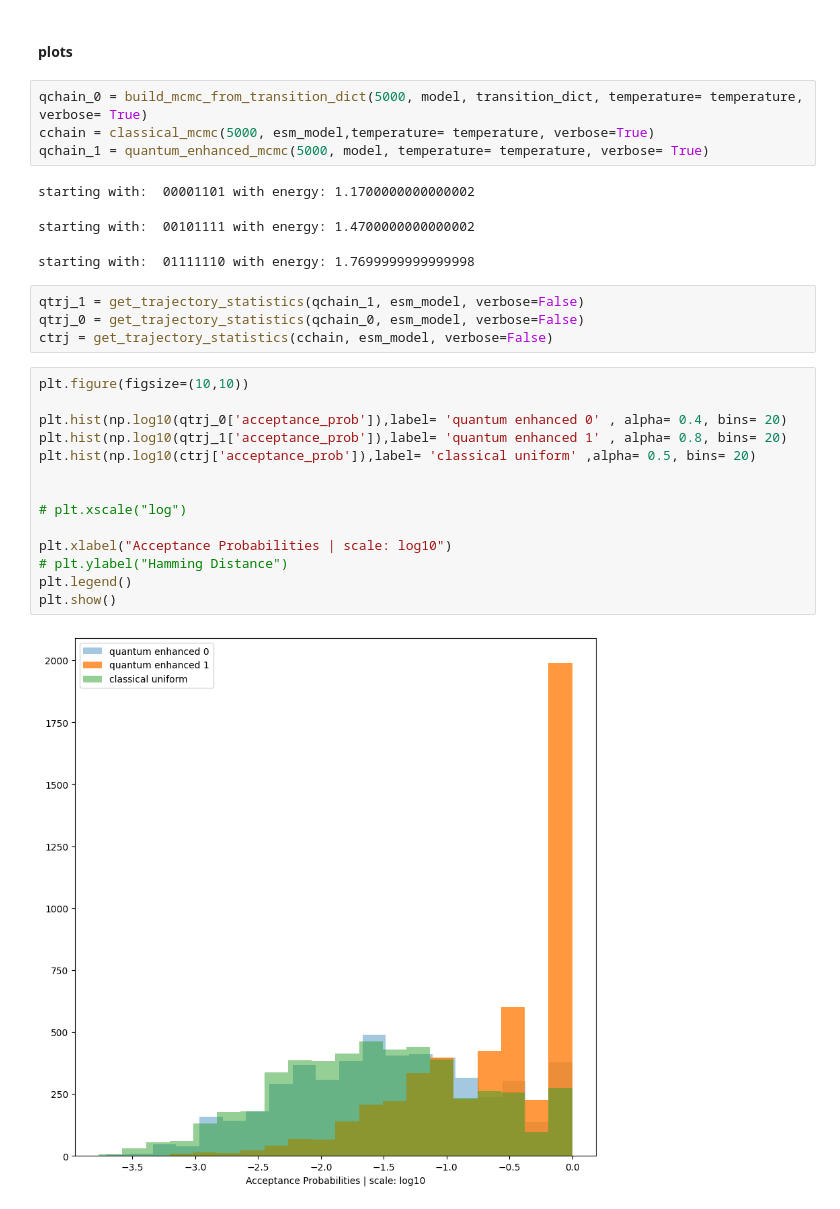
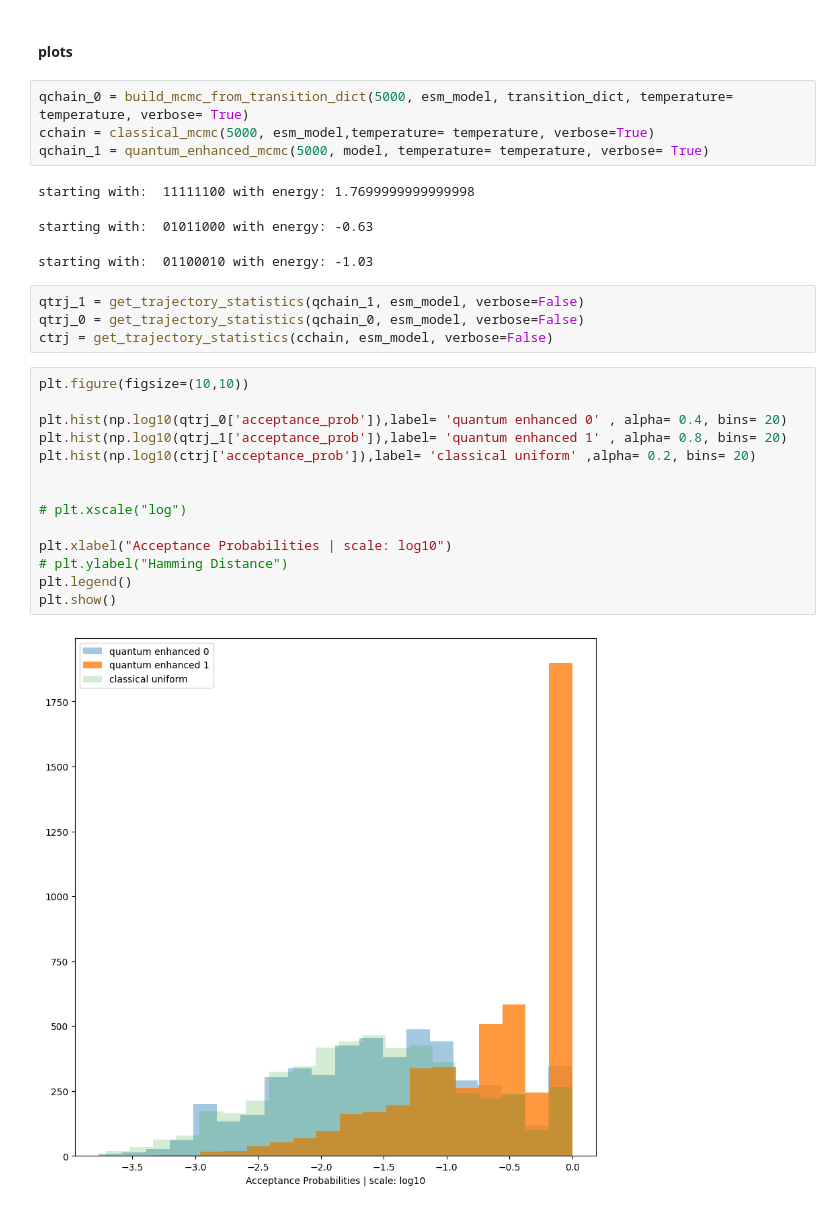
Before and after one commit to pafloxy/qhack-project-raflaneq, a Jupyter notebook: data-collecting-notebook _s.ipynb, the cells around one changed output. Cells and saved outputs as stored; diff of their text form.

Commit message:
add new plots

```diff
--- a/data-collecting-notebook _s.ipynb
+++ b/data-collecting-notebook _s.ipynb
@@ -283,13 +283,13 @@ sns.heatmap(mx)
 # %% [markdown]
 #### plots
 # %%
-qchain_0 = build_mcmc_from_transition_dict(5000, model, transition_dict, temperature= temperature, verbose= True)
+qchain_0 = build_mcmc_from_transition_dict(5000, esm_model, transition_dict, temperature= temperature, verbose= True)
 cchain = classical_mcmc(5000, esm_model,temperature= temperature, verbose=True)
 qchain_1 = quantum_enhanced_mcmc(5000, model, temperature= temperature, verbose= True)
 # %% [output]
-starting with:  00001101 with energy: 1.1700000000000002
+starting with:  11111100 with energy: 1.7699999999999998
-starting with:  00101111 with energy: 1.4700000000000002
+starting with:  01011000 with energy: -0.63
-starting with:  01111110 with energy: 1.7699999999999998
+starting with:  01100010 with energy: -1.03
 # %%
 qtrj_1 = get_trajectory_statistics(qchain_1, esm_model, verbose=False)
 qtrj_0 = get_trajectory_statistics(qchain_0, esm_model, verbose=False)
@@ -297,19 +297,19 @@ ctrj = get_trajectory_statistics(cchain, esm_model, verbose=False)
 # %%
 plt.figure(figsize=(10,10))
 
 plt.hist(np.log10(qtrj_0['acceptance_prob']),label= 'quantum enhanced 0' , alpha= 0.4, bins= 20)
 plt.hist(np.log10(qtrj_1['acceptance_prob']),label= 'quantum enhanced 1' , alpha= 0.8, bins= 20)
-plt.hist(np.log10(ctrj['acceptance_prob']),label= 'classical uniform' ,alpha= 0.5, bins= 20)
+plt.hist(np.log10(ctrj['acceptance_prob']),label= 'classical uniform' ,alpha= 0.2, bins= 20)
 
 
 # plt.xscale("log")
 
 plt.xlabel("Acceptance Probabilities | scale: log10")
 # plt.ylabel("Hamming Distance")
 plt.legend()
 plt.show()
 # %% [output]
-[figure, old version]
+[figure, new version]
 # %%
 plt.figure(figsize=(10,8))
 # plt.plot(jsdiv_c, label= 'classical')
```
Also changed, not shown: parts of 3 cells of this notebook.
